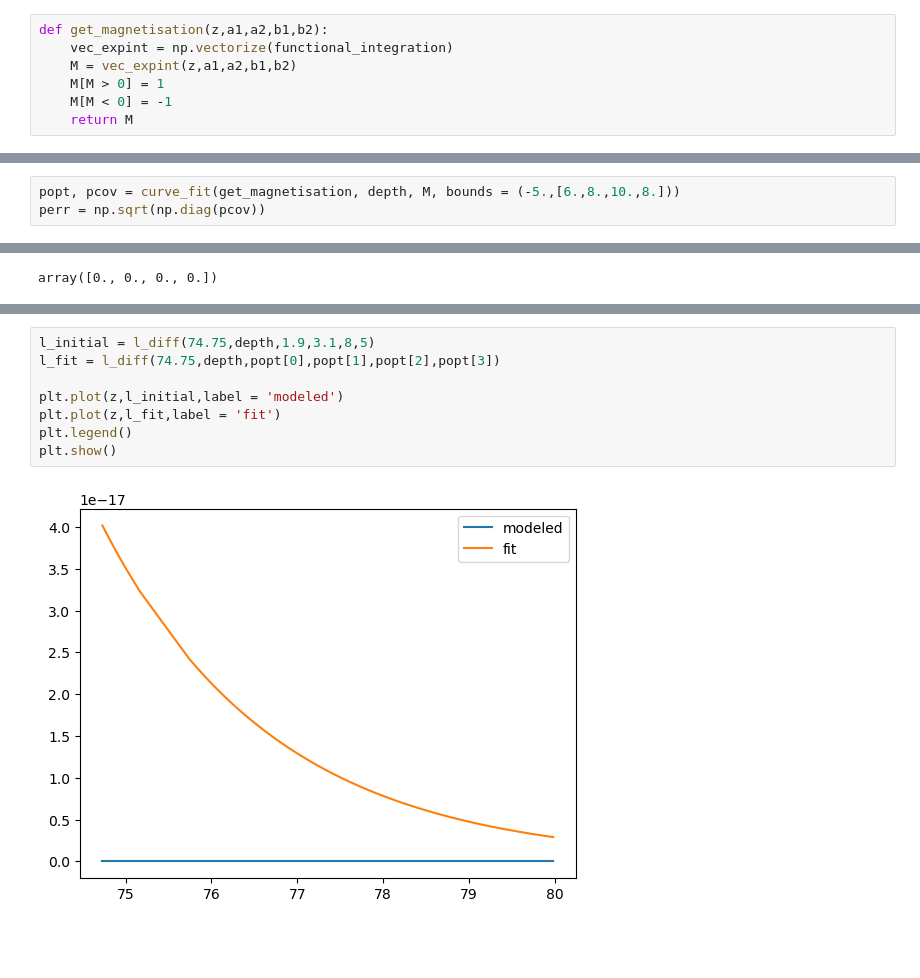
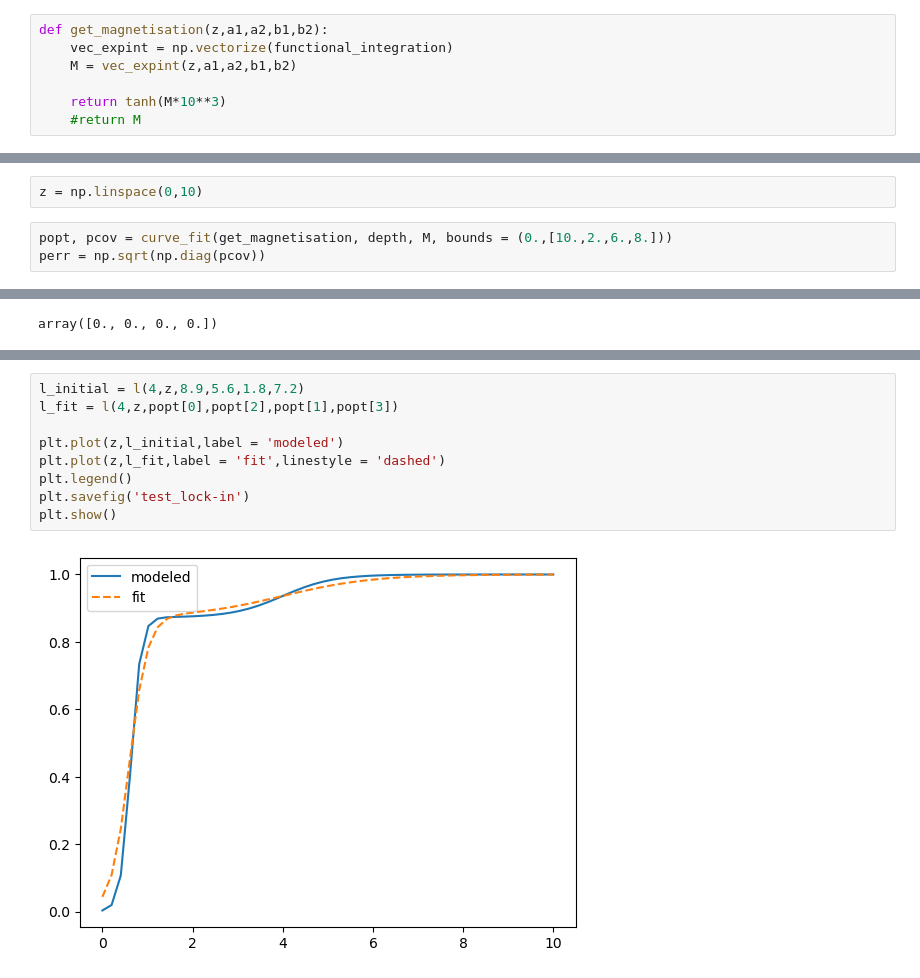
Before and after one commit to Stellaerranti/Spassov, a Jupyter notebook: spassov.ipynb, the cells around one changed output, grey strips where cells are left out. Saved outputs shown, nothing was run; the diff lists cells and outputs as text; blank space fills up the shorter version.

```diff
--- a/spassov.ipynb
+++ b/spassov.ipynb
@@ -29,9 +30,9 @@ def functional_integration(z,a1,a2,b1,b2):
 def get_magnetisation(z,a1,a2,b1,b2):
     vec_expint = np.vectorize(functional_integration)
     M = vec_expint(z,a1,a2,b1,b2)
-    M[M > 0] = 1
-    M[M < 0] = -1
-    return M
+
+    return tanh(M*10**3)
+    #return M
 # %%
 depth , fraction_data = np.loadtxt('ez.txt', unpack = True)
 # %%
@@ -47,5 +53,7 @@ M = get_magnetisation(depth,1.9,3.1,8,5)
+# %%
+z = np.linspace(0,10)
 # %%
-popt, pcov = curve_fit(get_magnetisation, depth, M, bounds = (-5.,[6.,8.,10.,8.]))
+popt, pcov = curve_fit(get_magnetisation, depth, M, bounds = (0.,[10.,2.,6.,8.]))
 perr = np.sqrt(np.diag(pcov))
 # %%
 popt
@@ -66,10 +74,11 @@ plt.show()
 # %%
-l_initial = l_diff(74.75,depth,1.9,3.1,8,5)
-l_fit = l_diff(74.75,depth,popt[0],popt[1],popt[2],popt[3])
+l_initial = l(4,z,8.9,5.6,1.8,7.2)
+l_fit = l(4,z,popt[0],popt[2],popt[1],popt[3])
 
 plt.plot(z,l_initial,label = 'modeled')
-plt.plot(z,l_fit,label = 'fit')
+plt.plot(z,l_fit,label = 'fit',linestyle = 'dashed')
 plt.legend()
+plt.savefig('test_lock-in')
 plt.show()
 # %% [output]
-[figure, old version]
+[figure, new version]
```
Also changed, not shown: parts of 5 cells of this notebook, 4 other files.
